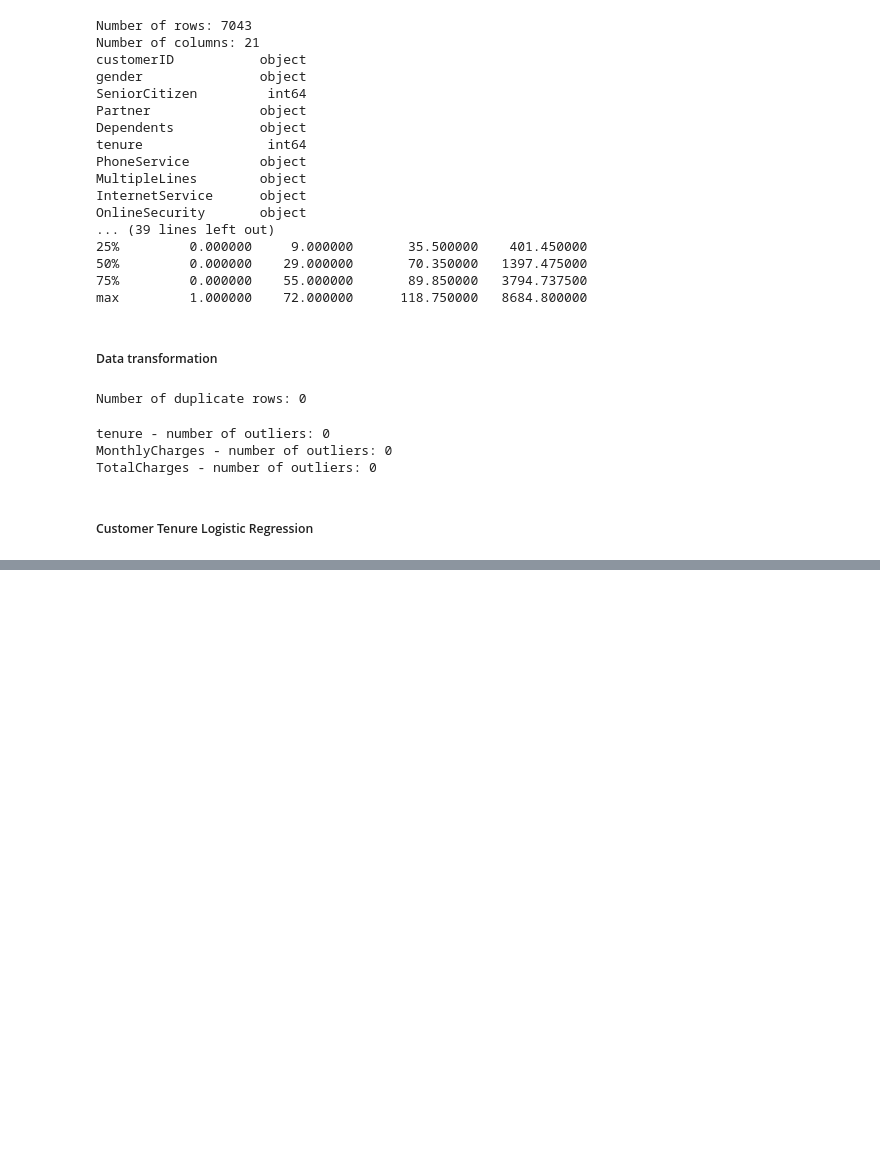
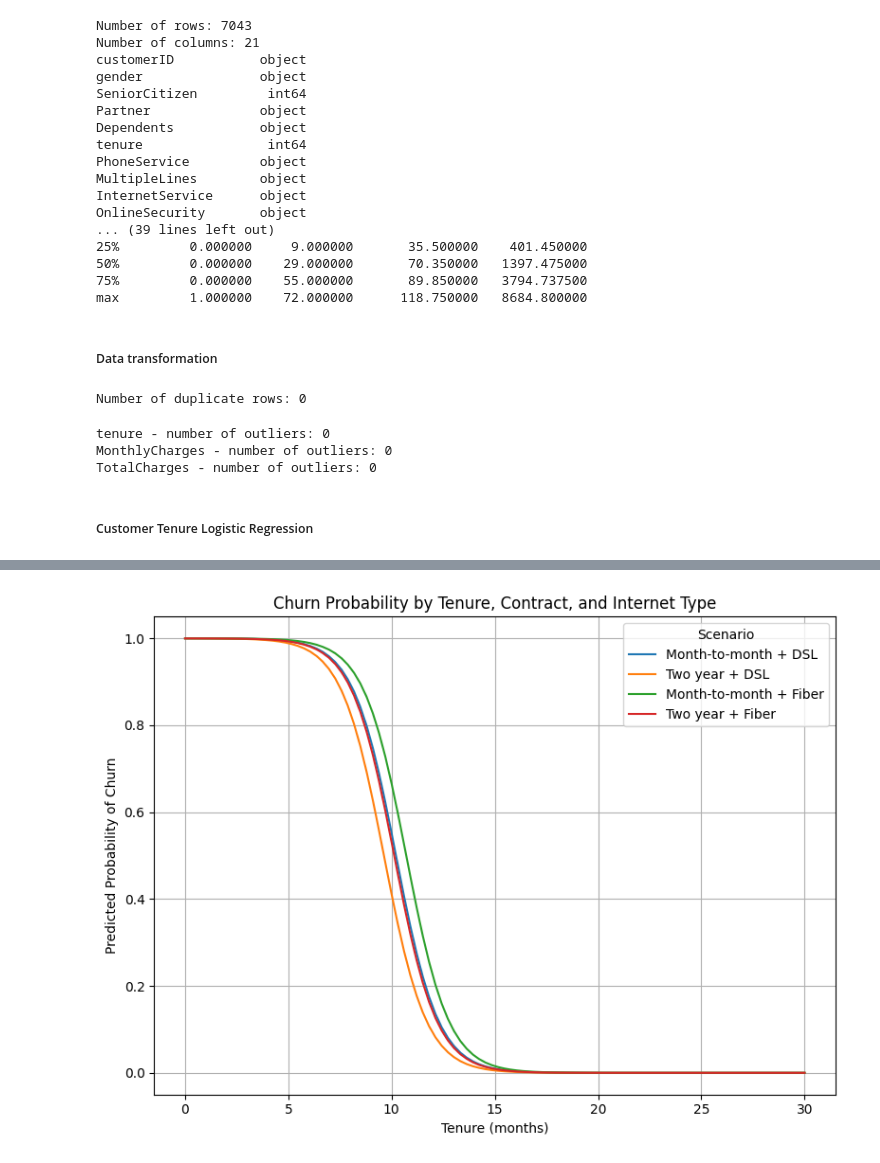
Before and after one commit to celina-ayl/data-science-project, a Jupyter notebook: predictiveModelling.ipynb, the cells around one changed output, grey strips where cells are left out. Drawn from its saved outputs; the diff is of its cells as text; code cells hidden in the pictures; blank space fills up the shorter version.

```diff
--- a/predictiveModelling.ipynb
+++ b/predictiveModelling.ipynb
@@ -234,0 +200,69 @@ Contract_Two year    -2.6662      0.181    -14.762      0.000      -3.020      -
+# %%
+
+#Fit separate scalers for tenure and MonthlyCharges
+tenure_scaler = StandardScaler()
+tenure_scaler.fit(X[['tenure']])
+
+monthly_scaler = StandardScaler()
+monthly_scaler.fit(X[['MonthlyCharges']])
+
+
+
+# Create a smooth range of tenure values
+tenure_range = np.linspace(0, 30, 100)
+
+# Define scenarios
+scenarios = [
+    {'Contract_Two year': 0, 'InternetService_Fiber optic': 0, 'label': 'Month-to-month + DSL'},
+    {'Contract_Two year': 1, 'InternetService_Fiber optic': 0, 'label': 'Two year + DSL'},
+    {'Contract_Two year': 0, 'InternetService_Fiber optic': 1, 'label': 'Month-to-month + Fiber'},
+    {'Contract_Two year': 1, 'InternetService_Fiber optic': 1, 'label': 'Two year + Fiber'},
+]
+
+# Fit scalers for tenure and MonthlyCharges
+tenure_scaler = StandardScaler()
+tenure_scaler.fit(X_train[['tenure']])
+monthly_scaler = StandardScaler()
+monthly_scaler.fit(X_train[['MonthlyCharges']])
+
+# Prepare the plot
+plt.figure(figsize=(8, 6))
+
+for scenario in scenarios:
+    # Create a base DataFrame with all columns from X_train, filled with zeros
+    X_plot = pd.DataFrame(0, index=range(len(tenure_range)), columns=X_train.columns)
+
+    # Set dynamic values
+    X_plot['tenure'] = tenure_range
+    X_plot['Contract_Two year'] = scenario['Contract_Two year']
+    X_plot['InternetService_Fiber optic'] = scenario['InternetService_Fiber optic']
+
+    # Set fixed values (customize if needed)
+    X_plot['MonthlyCharges'] = 70
+    X_plot['DeviceProtection_Yes'] = 1
+    X_plot['StreamingMovies_Yes'] = 1
+    X_plot['OnlineBackup_Yes'] = 1
+    X_plot['PaymentMethod_Electronic check'] = 1
+    X_plot['PaymentMethod_Mailed check'] = 0
+    X_plot['PaperlessBilling_Yes'] = 1
+
+    # Scale tenure and MonthlyCharges
+    X_plot['tenure'] = tenure_scaler.transform(X_plot[['tenure']])
+    X_plot['MonthlyCharges'] = monthly_scaler.transform(X_plot[['MonthlyCharges']])
+
+    # Predict churn probabilities
+    probs = log_model.predict_proba(X_plot)[:, 1]
+
+    # Plot the curve
+    plt.plot(tenure_range, probs, label=scenario['label'])
+
+# Final plot formatting
+plt.title("Churn Probability by Tenure, Contract, and Internet Type")
+plt.xlabel("Tenure (months)")
+plt.ylabel("Predicted Probability of Churn")
+plt.legend(title="Scenario")
+plt.grid(True)
+plt.tight_layout()
+plt.show()
+# %% [output]
+[figure, added]
```
Also changed, not shown: parts of 2 cells of this notebook, 1 other file.
